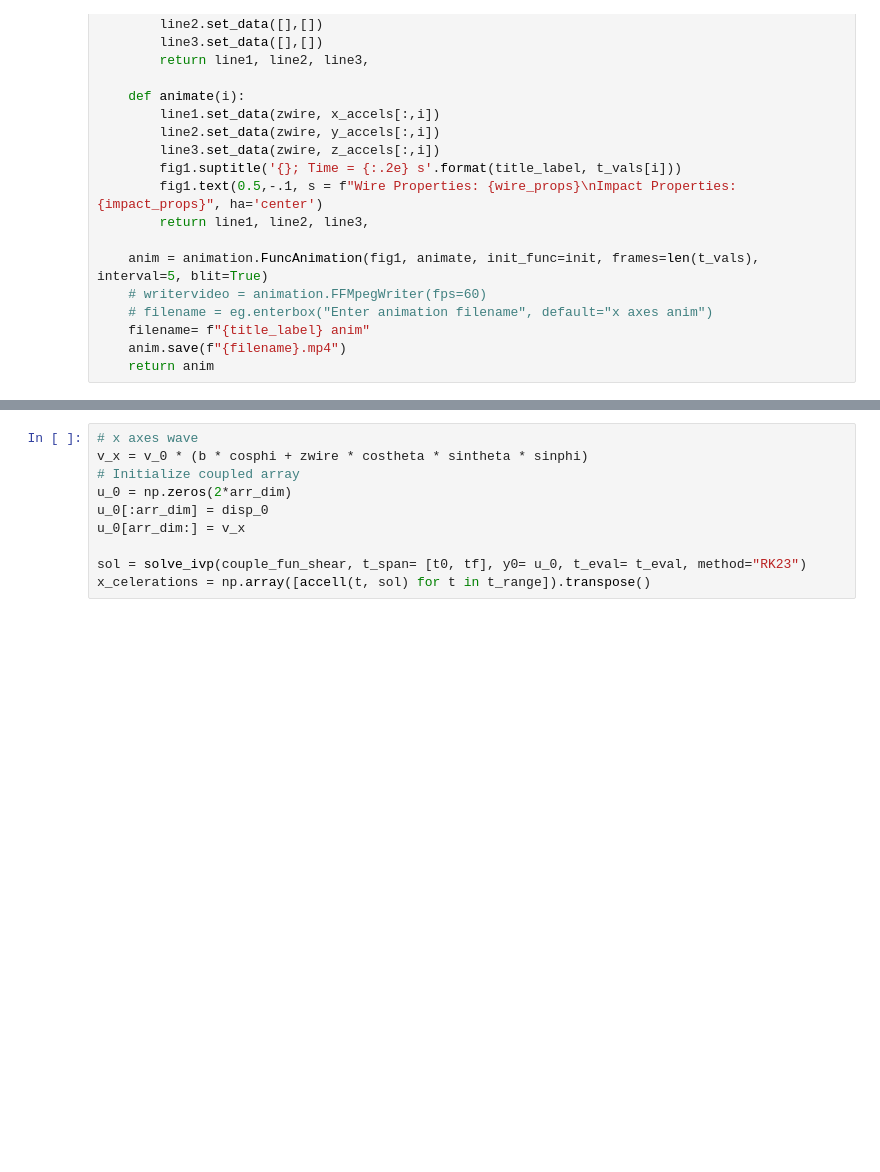
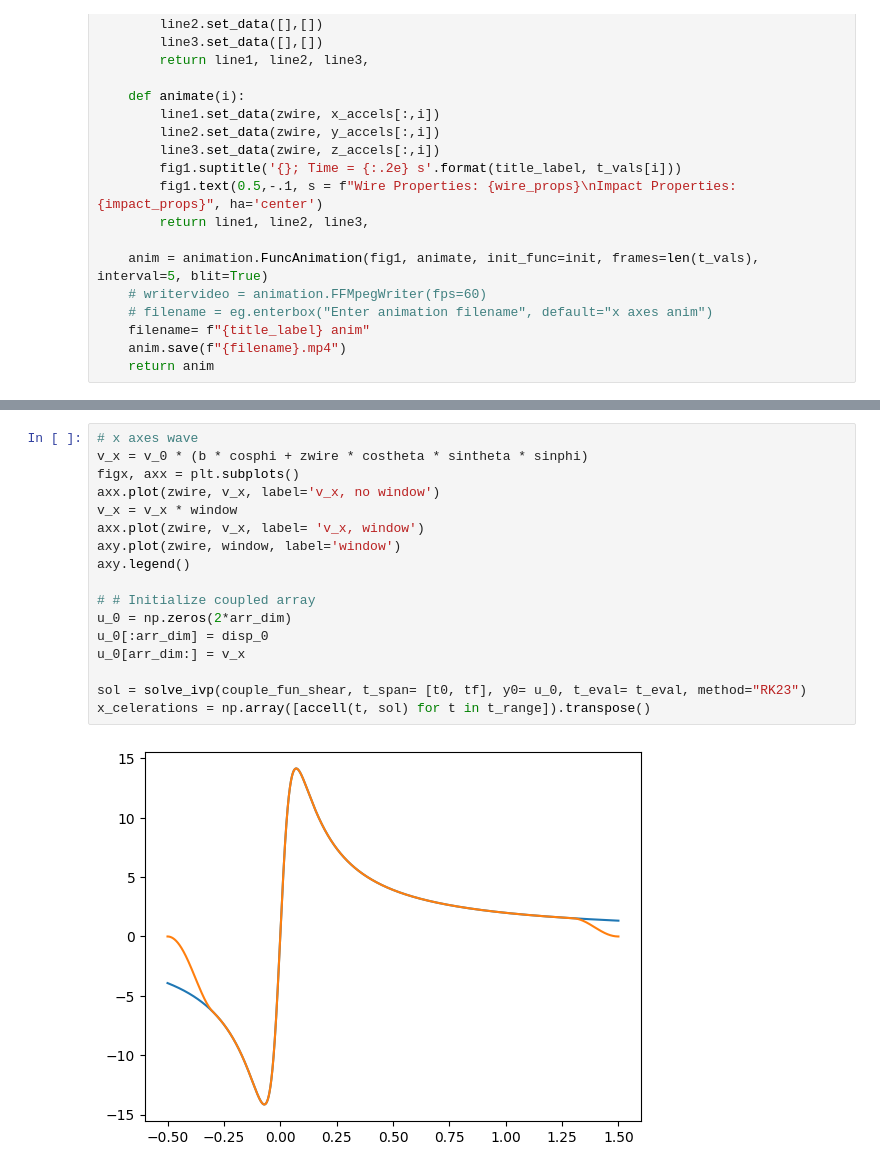
Before and after one commit to tbelvin2000/Phys499code, a Jupyter notebook: GraphSolveAndFuncs.ipynb, the cells around one changed output, grey strips where cells are left out. Saved outputs shown, nothing was run; the diff lists cells and outputs as text; blank space fills up the shorter version.

```diff
--- a/GraphSolveAndFuncs.ipynb
+++ b/GraphSolveAndFuncs.ipynb
@@ -306,13 +324,22 @@ y_celerations = np.array([accell(t, sol) for t in t_range]).transpose()
 # %%
 # x axes wave
 v_x = v_0 * (b * cosphi + zwire * costheta * sintheta * sinphi)
-# Initialize coupled array
+figx, axx = plt.subplots()
+axx.plot(zwire, v_x, label='v_x, no window')
+v_x = v_x * window
+axx.plot(zwire, v_x, label= 'v_x, window')
+axy.plot(zwire, window, label='window')
+axy.legend()
+
+# # Initialize coupled array
 u_0 = np.zeros(2*arr_dim)
 u_0[:arr_dim] = disp_0
 u_0[arr_dim:] = v_x
 
 sol = solve_ivp(couple_fun_shear, t_span= [t0, tf], y0= u_0, t_eval= t_eval, method="RK23")
 x_celerations = np.array([accell(t, sol) for t in t_range]).transpose()
+# %% [output]
+[figure, added]
 # %%
 #Plot
 z_t = arr_dim * 3//8
```
Also changed, not shown: parts of 5 cells of this notebook, 6 other files.
